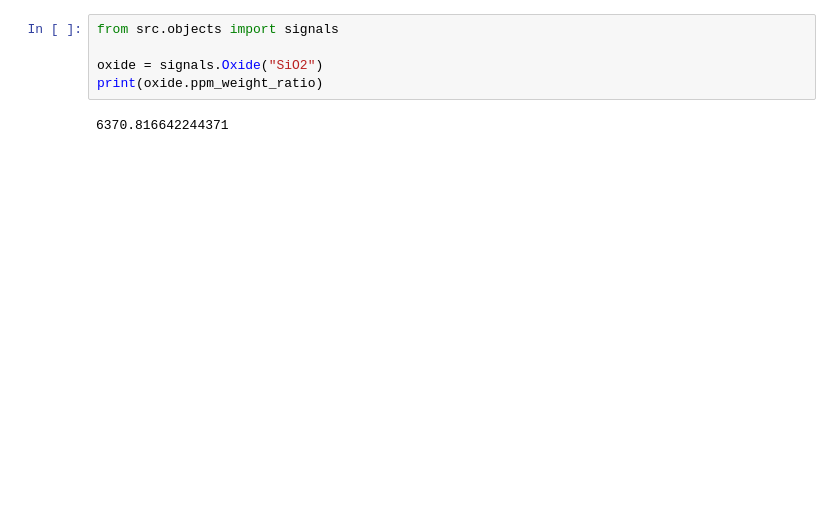
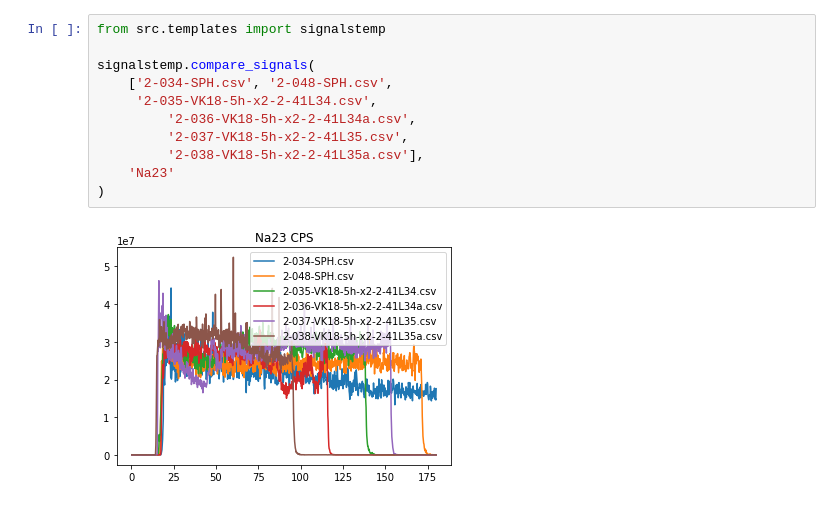
Before and after one commit to kulakovri/kiel-signals, a Jupyter notebook: exec.ipynb, the cells around one changed output. Drawn from its saved outputs; the diff is of its cells as text; blank space fills up the shorter version.

```diff
--- a/exec.ipynb
+++ b/exec.ipynb
@@ -20,7 +1,13 @@ zonebuilder.build_grain_and_compare_with_bse(['2-033-SPH.csv'])
-# %%
-from src.objects import signals
-
-oxide = signals.Oxide("SiO2")
-print(oxide.ppm_weight_ratio)
-# %% [output]
-6370.816642244371
+# %%
+from src.templates import signalstemp
+
+signalstemp.compare_signals(
+    ['2-034-SPH.csv', '2-048-SPH.csv',
+     '2-035-VK18-5h-x2-2-41L34.csv',
+         '2-036-VK18-5h-x2-2-41L34a.csv',
+         '2-037-VK18-5h-x2-2-41L35.csv',
+         '2-038-VK18-5h-x2-2-41L35a.csv'],
+    'Na23'
+)
+# %% [output]
+[figure, added]
```
Also changed, not shown: parts of 3 cells of this notebook, 7 other files.
